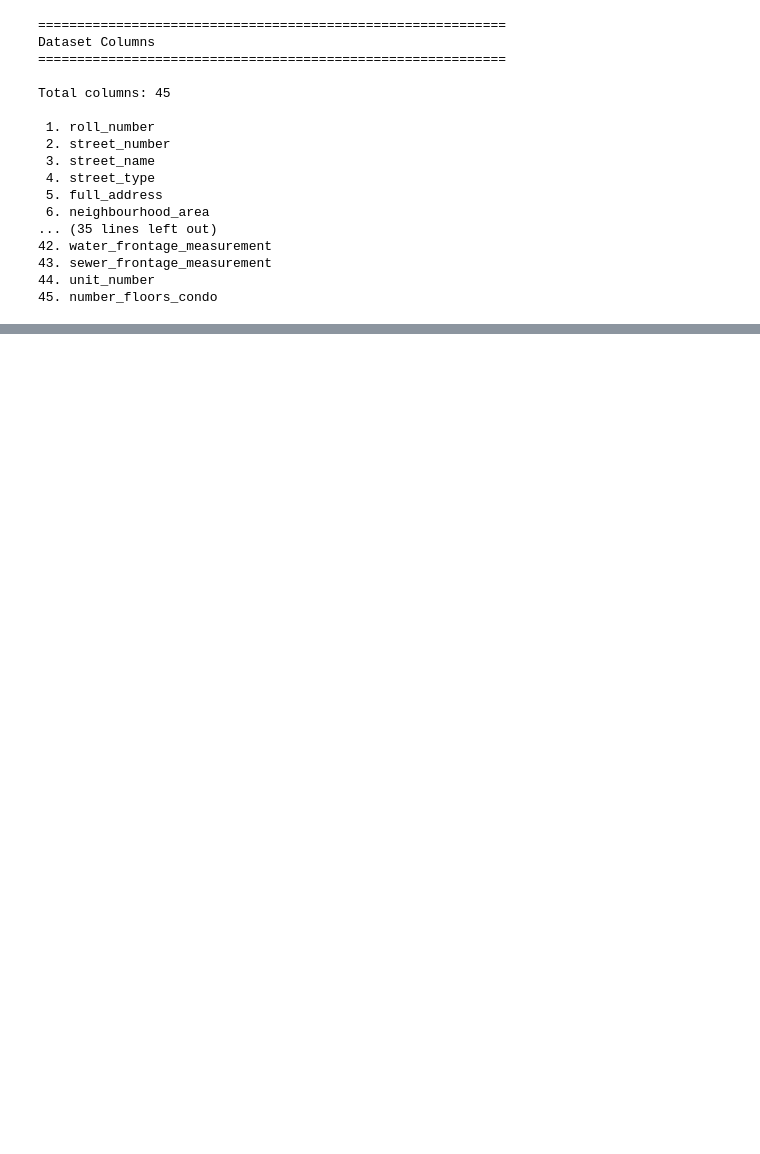
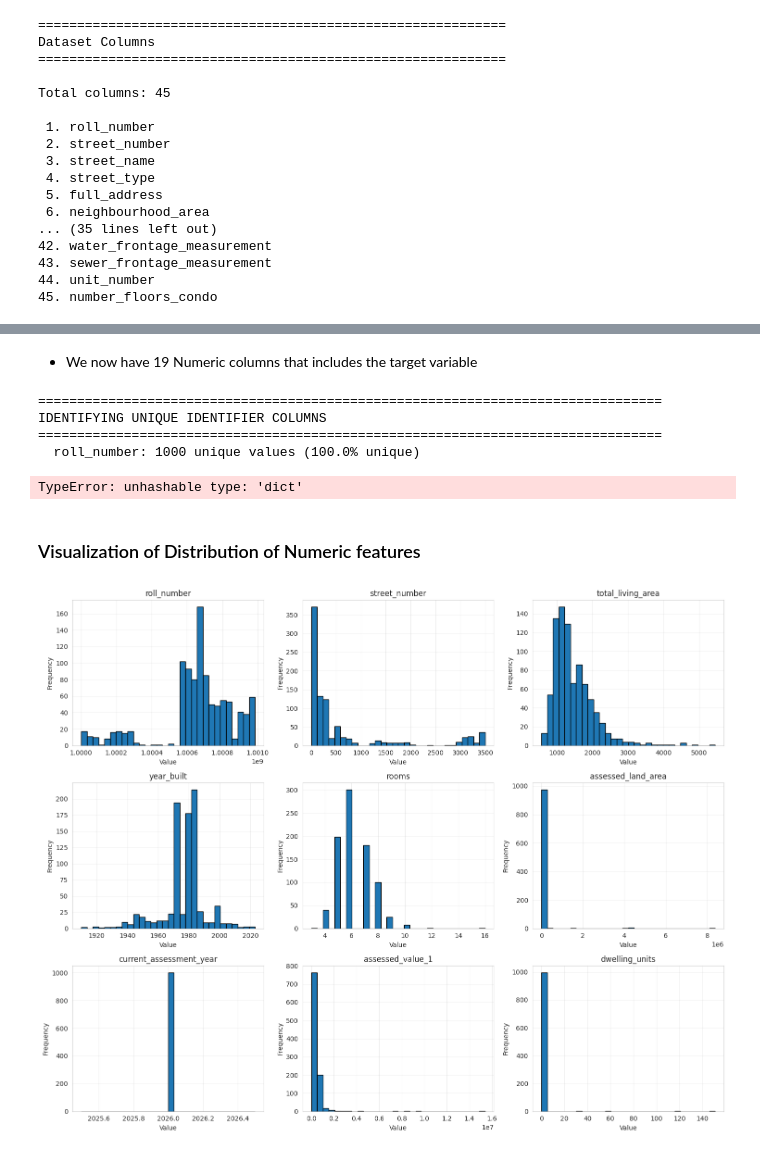
Before and after one commit to BoseOmoniyi/property-valuation, a Jupyter notebook: notebooks/BoseOmoniyi_ta_colab.ipynb, the cells around one changed output, grey strips where cells are left out. Drawn from its saved outputs; the diff is of its cells as text; code cells hidden in the pictures; blank space fills up the shorter version.

```diff
--- a/notebooks/BoseOmoniyi_ta_colab.ipynb
+++ b/notebooks/BoseOmoniyi_ta_colab.ipynb
@@ -472,0 +936,59 @@ COLUMNS AND SAMPLE VALUES
+# %% [markdown]
+- We now have 19 Numeric columns that includes the target variable
+# %%
+# Find all unique identifier columns
+print("=" * 80)
+print("IDENTIFYING UNIQUE IDENTIFIER COLUMNS")
+print("=" * 80)
+
+identifier_cols = []
+
+for col in df_sample.columns:
+    n_unique = df_sample[col].nunique()
+    n_total = len(df_sample)
+
+    # If 95%+ unique, it's likely an identifier
+    if n_unique / n_total > 0.95:
+        identifier_cols.append(col)
+        print(f"  {col}: {n_unique} unique values ({100*n_unique/n_total:.1f}% unique)")
+
+print(f"\nFound {len(identifier_cols)} identifier columns")
+# %% [output]
+================================================================================
+IDENTIFYING UNIQUE IDENTIFIER COLUMNS
+================================================================================
+  roll_number: 1000 unique values (100.0% unique)
+TypeError: unhashable type: 'dict'
+# %% [markdown]
+### Visualization of Distribution of Numeric features
+# %%
+# Visualize distributions of key numeric features
+
+numeric_cols = df_sample.select_dtypes(include=['int64', 'float64']).columns
+# Exclude target for now
+numeric_features = [col for col in numeric_cols if col != 'total_assessed_value']
+
+# Show first 9 numeric features
+n_features = min(9, len(numeric_features))
+
+if n_features > 0:
+    fig, axes = plt.subplots(3, 3, figsize=(15, 12))
+    axes = axes.flatten()
+
+    for i, col in enumerate(numeric_features[:n_features]):
+        df_sample[col].hist(bins=30, ax=axes[i], edgecolor='black')
+        axes[i].set_title(col)
+        axes[i].set_xlabel('Value')
+        axes[i].set_ylabel('Frequency')
+        axes[i].grid(alpha=0.3)
+
+    # Hide extra subplots
+    for i in range(n_features, 9):
+        axes[i].axis('off')
+
+    plt.tight_layout()
+    plt.show()
+else:
+    print("No numeric features to visualize")
+# %% [output]
+[figure, added]
```
Also changed, not shown: parts of 41 cells of this notebook.
